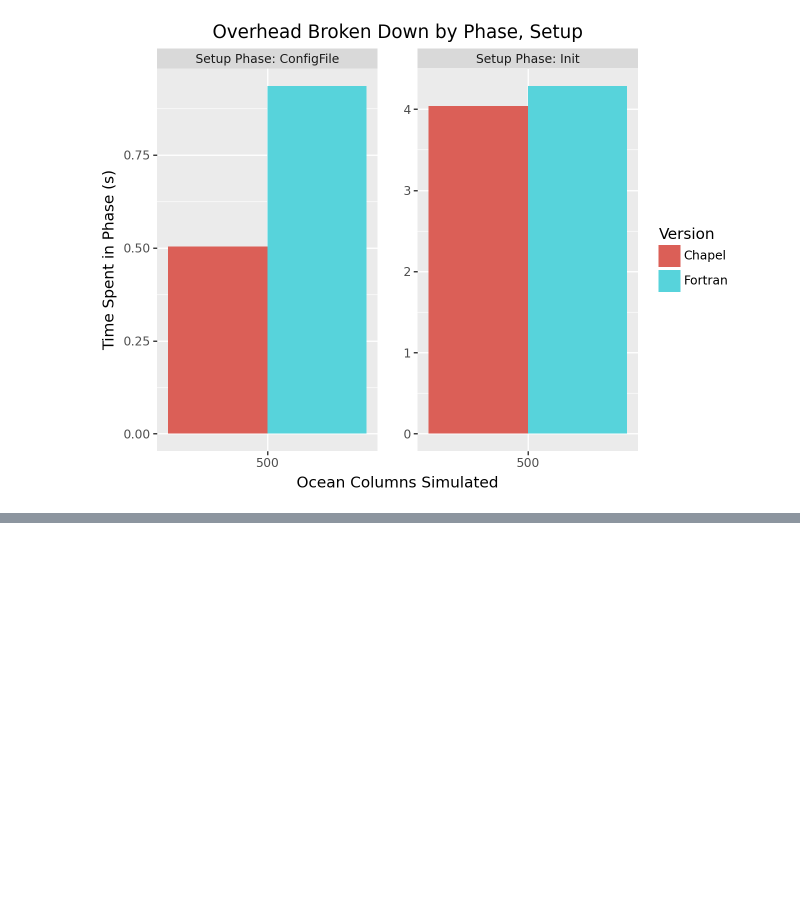
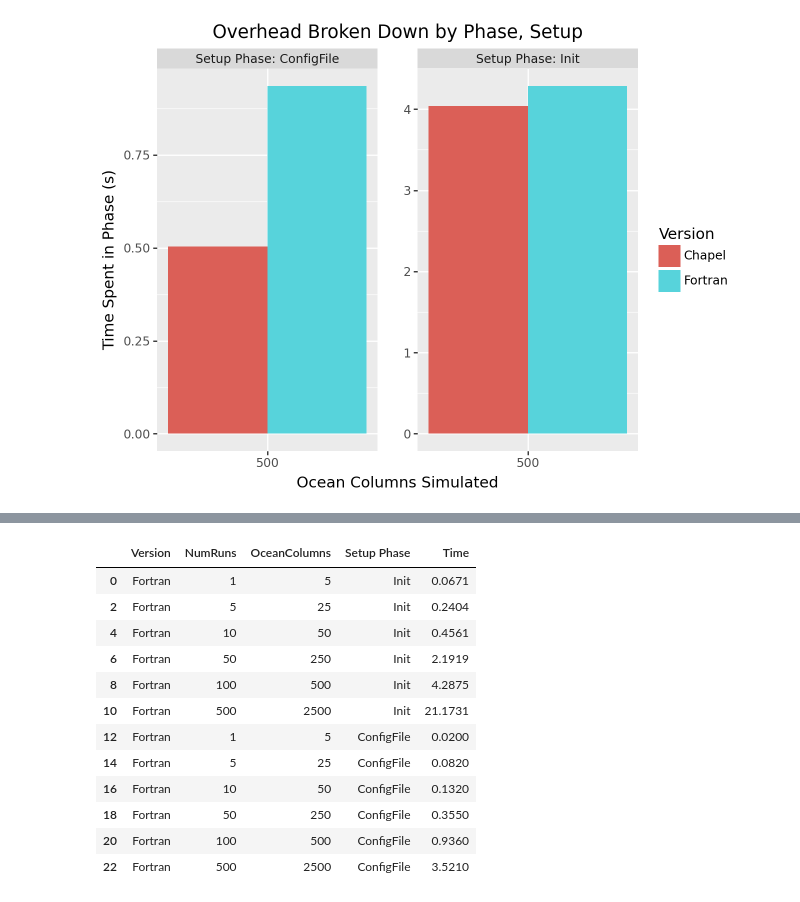
Before and after one commit to brandon-neth/MarblChapel, a Jupyter notebook: performance/analyze-and-plot.ipynb, the cells around one changed output, grey strips where cells are left out. Drawn from its saved outputs; the diff is of its cells as text; code cells hidden in the pictures; blank space fills up the shorter version.

```diff
--- a/performance/analyze-and-plot.ipynb
+++ b/performance/analyze-and-plot.ipynb
@@ -114,3 +113,22 @@ p = ggplot(melted, aes(x='factor(OceanColumns)', y='Setup Time (s)', fill='Versi
+# %%
+# Single-step time for Michelle's question
+
+stepping_data
+stepping_data[stepping_data['Version'] == 'Fortran']
+# %% [output]
+|  | Version | NumRuns | OceanColumns | Setup Phase | Time |
+| 0 | Fortran | 1 | 5 | Init | 0.0671 |
+| 2 | Fortran | 5 | 25 | Init | 0.2404 |
+| 4 | Fortran | 10 | 50 | Init | 0.4561 |
+| 6 | Fortran | 50 | 250 | Init | 2.1919 |
+| 8 | Fortran | 100 | 500 | Init | 4.2875 |
+| 10 | Fortran | 500 | 2500 | Init | 21.1731 |
+| 12 | Fortran | 1 | 5 | ConfigFile | 0.0200 |
+| 14 | Fortran | 5 | 25 | ConfigFile | 0.0820 |
+| 16 | Fortran | 10 | 50 | ConfigFile | 0.1320 |
+| 18 | Fortran | 50 | 250 | ConfigFile | 0.3550 |
+| 20 | Fortran | 100 | 500 | ConfigFile | 0.9360 |
+| 22 | Fortran | 500 | 2500 | ConfigFile | 3.5210 |
 # %%
 # Now need to make the scaling plots
 weak_data = pd.read_csv('weak-scaling.csv')
```
Also changed, not shown: parts of 5 cells of this notebook, 6 other files.
